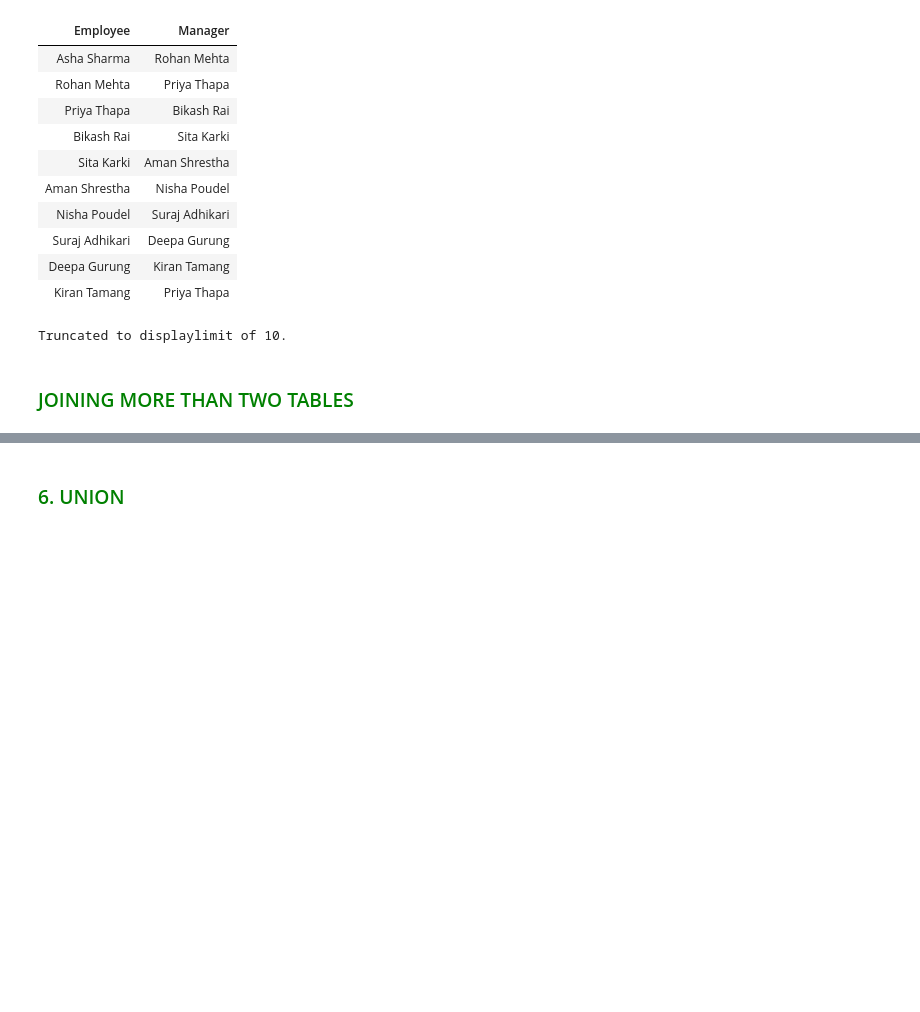
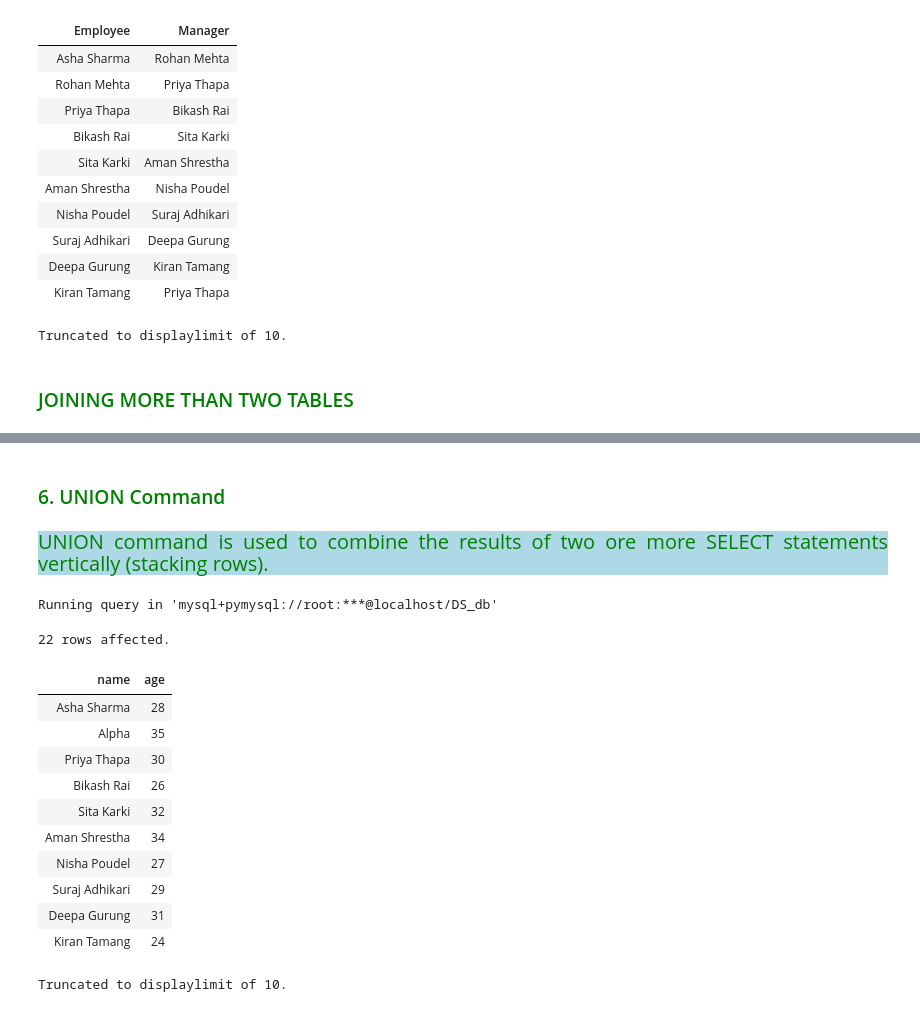
Before and after one commit to Kartika-Nidhi/SQLNotes, a Jupyter notebook: SQLNotes.ipynb, the cells around one changed output, grey strips where cells are left out. Drawn from its saved outputs; the diff is of its cells as text; code cells hidden in the pictures; blank space fills up the shorter version.

Commit message:
UNION Command Completed

```diff
--- a/SQLNotes.ipynb
+++ b/SQLNotes.ipynb
@@ -806,4 +827,30 @@ Truncated to displaylimit of 10.
 # %% [markdown]
 <div>
 # %% [markdown]
-<h3 style = "color:green">6. UNION
+<h3 style = "color:green">6. UNION Command
+# %% [markdown]
+<div style = "background-color:lightblue; color:green; font-size:20px; text-align:justify">UNION command is used to combine the results of two ore more SELECT statements vertically (stacking rows).
+# %%
+%%sql
+
+SELECT name, age
+FROM employees
+
+UNION
+SELECT first_name, age
+FROM employees_info;
+# %% [output]
+Running query in 'mysql+pymysql://root:***@localhost/DS_db'
+22 rows affected.
+| name | age |
+| Asha Sharma | 28 |
+| Alpha | 35 |
+| Priya Thapa | 30 |
+| Bikash Rai | 26 |
+| Sita Karki | 32 |
+| Aman Shrestha | 34 |
+| Nisha Poudel | 27 |
+| Suraj Adhikari | 29 |
+| Deepa Gurung | 31 |
+| Kiran Tamang | 24 |
+Truncated to displaylimit of 10.
```
Also changed, not shown: parts of 9 cells of this notebook.
